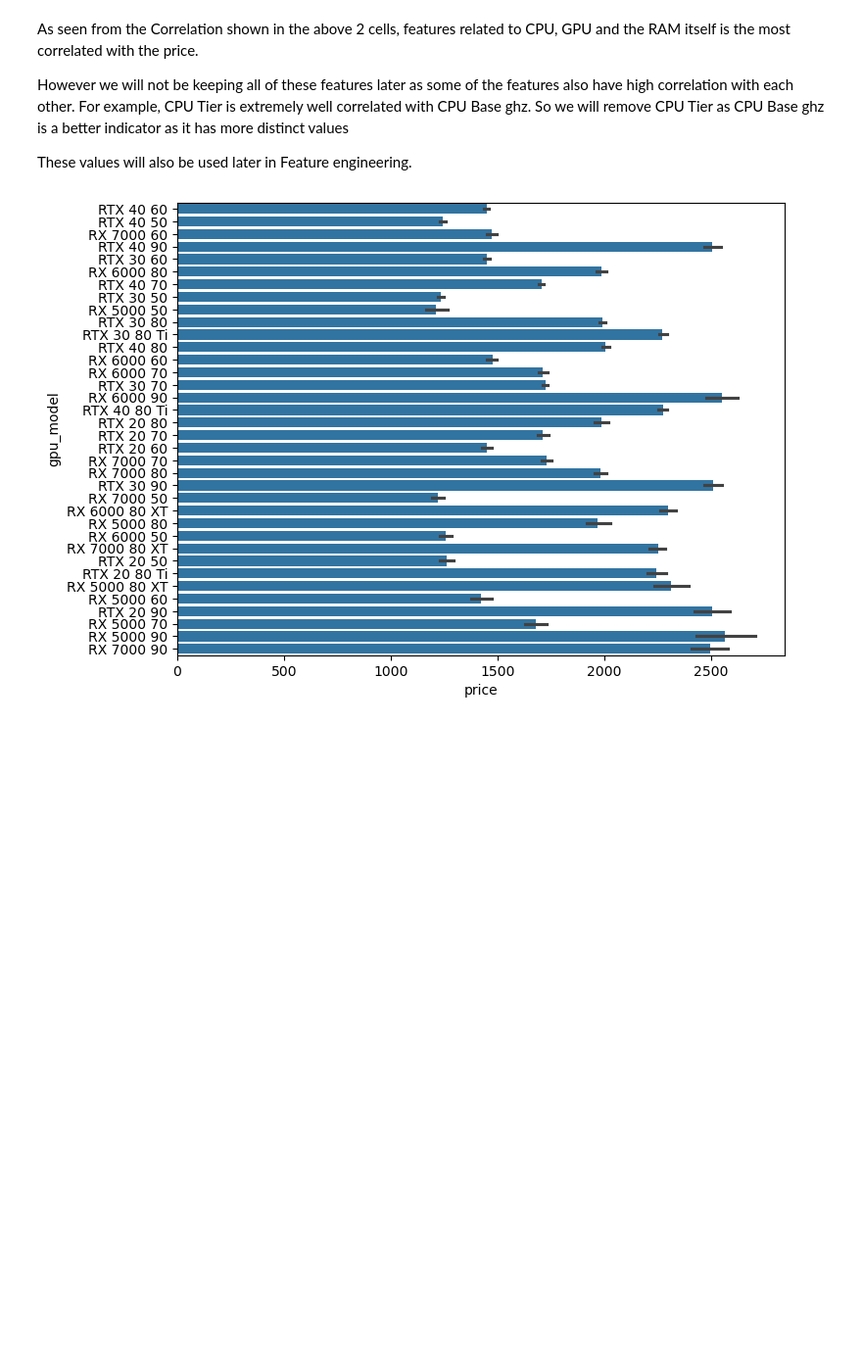
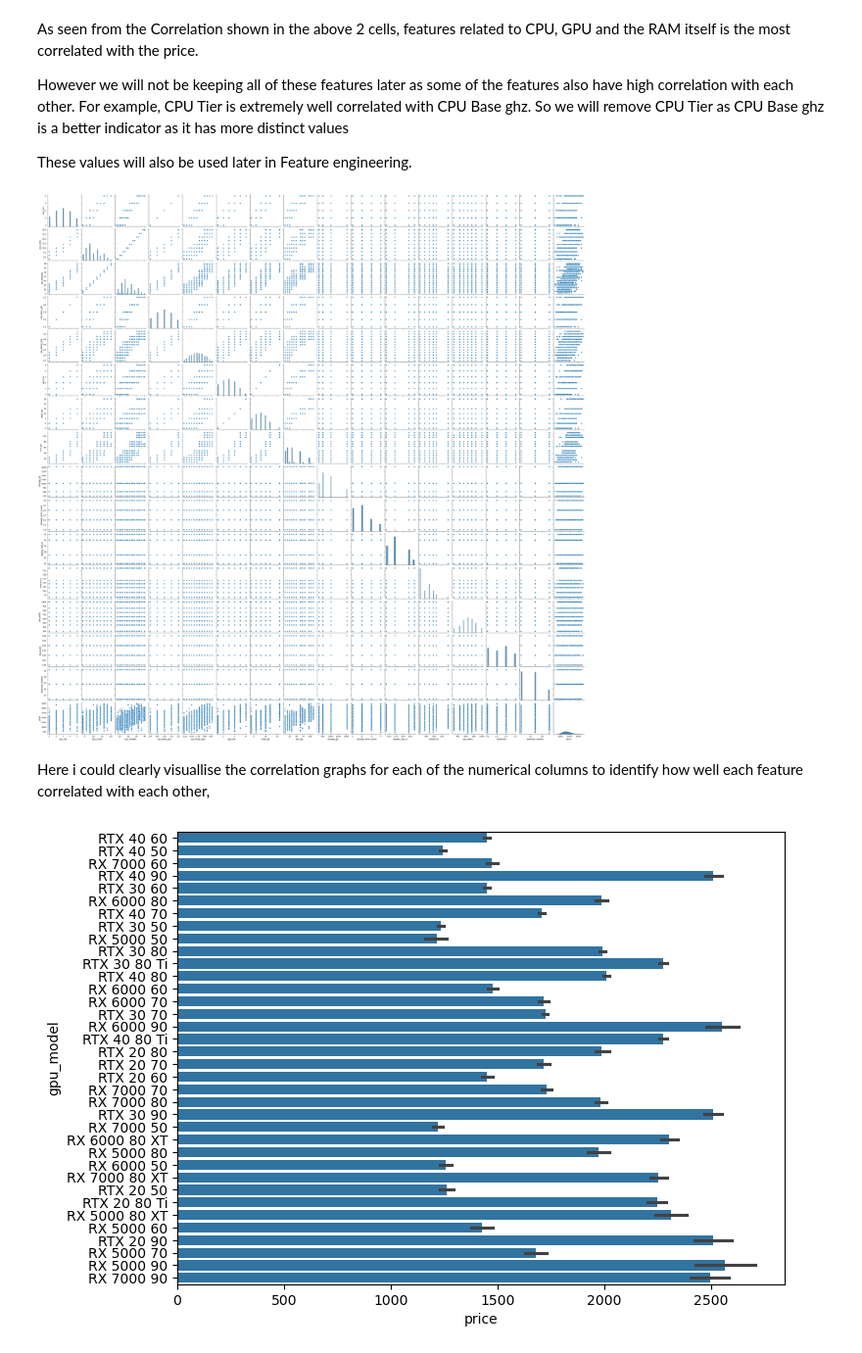
Before and after one commit to TPsengkang/mldp-project, a Jupyter notebook: MLDP Program Codes Submission Template.ipynb, the cells around one changed output. Shown at 98% size. Cells and saved outputs as stored; diff of their text form; code cells hidden in the pictures; blank space fills up the shorter version.

```diff
--- a/MLDP Program Codes Submission Template.ipynb
+++ b/MLDP Program Codes Submission Template.ipynb
@@ -311,6 +319,10 @@ These values will also be used later in Feature engineering.
 # %%
 ##Plot pairplot to understand relationships between variables
 
-#sns.pairplot(df)
-#plt.show()
+sns.pairplot(df)
+plt.show()
+# %% [output]
+[figure, added]
+# %% [markdown]
+Here i could clearly visuallise the correlation graphs for each of the numerical columns to identify how well each feature correlated with each other,
 # %%
```
Also changed, not shown: parts of 21 cells of this notebook.
